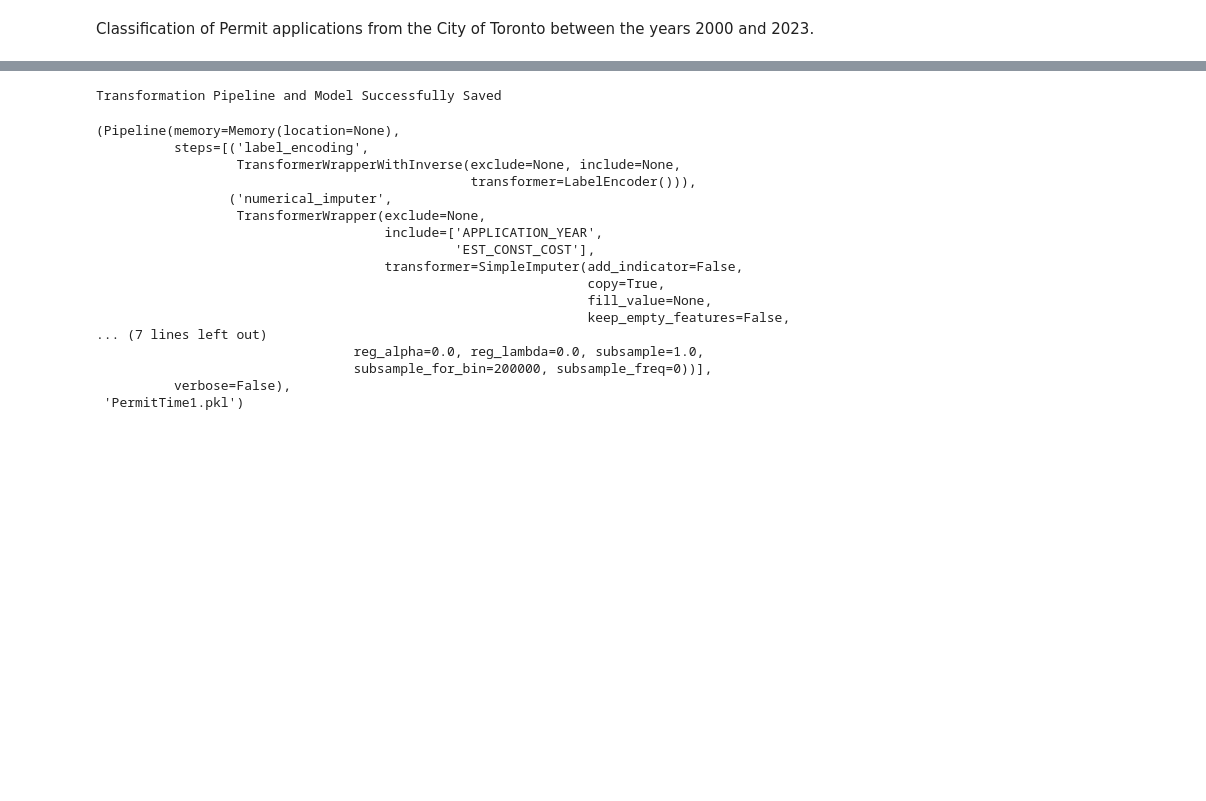
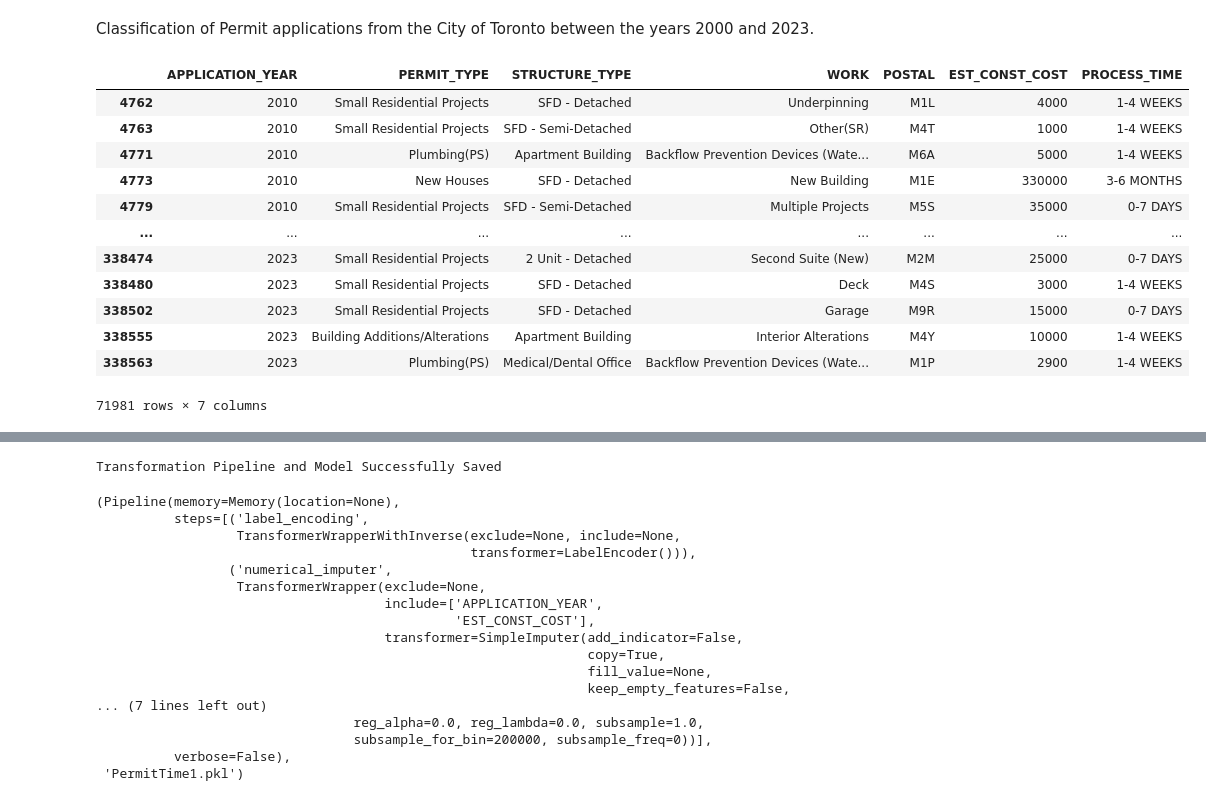
Before and after one commit to ThesanR/TorontoPermitClassification, a Jupyter notebook: PermitClass.ipynb, the cells around one changed output, grey strips where cells are left out. Cells and saved outputs as stored; diff of their text form; code cells hidden in the pictures; blank space fills up the shorter version.

```diff
--- a/PermitClass.ipynb
+++ b/PermitClass.ipynb
@@ -49,37 +46,59 @@ df = df[~df['WORK'].isin((df['WORK'].value_counts())[(df['WORK'].value_counts())
 df = df[~df['STRUCTURE_TYPE'].isin((df['STRUCTURE_TYPE'].value_counts())[(df['STRUCTURE_TYPE'].value_counts()) < 500].index)]
 # 7a. Removing duplicate permit numbers.
 df = df[~df['PERMIT_NUM'].isin((df['PERMIT_NUM'].value_counts())[(df['PERMIT_NUM'].value_counts()) > 1].index)]
 
 # 7b. Viewing value counts.
 #print(df.PERMIT_NUM.value_counts(), "\n")
 #print(df.POSTAL.value_counts(), "\n")
 #print(df.PERMIT_TYPE.value_counts(), "\n")
 #print(df.WORK.value_counts(),"\n")
 #print(df.STRUCTURE_TYPE.value_counts(), "\n")
 
 # 8. Extracting year from permit number (First two digits) for years above and below 2000. Creating new column for application year.
 perm_num_temp = 2000 + (df['PERMIT_NUM'].astype(str).str[0:2]).astype(int)
 perm_num_temp = perm_num_temp - 100*(perm_num_temp > 2050)
 app_num_temp = (df['APPLICATION_DATE'].astype(str).str[0:4]).astype(int)
 # 8a. Checking for consistency in year between permit number year and applied year. Values that do not match are assigned a year of 0 to be filered out later.
 app_year = pd.DataFrame({'APPLICATION_YEAR' : perm_num_temp*(perm_num_temp == app_num_temp)})
 
+# 9. Converting date entries to recognized datetime format in python.
 app_datetime = pd.to_datetime(pd.DataFrame({'year' : df['APPLICATION_DATE'].astype(str).str[0:4], 'month' : df['APPLICATION_DATE'].astype(str).str[5:7], 'day' : df['APPLICATION_DATE'].astype(str).str[8:10]}))
 issue_datetime = pd.to_datetime(pd.DataFrame({'year' : df['ISSUED_DATE'].astype(str).str[0:4], 'month' : df['ISSUED_DATE'].astype(str).str[5:7], 'day' : df['ISSUED_DATE'].astype(str).str[8:10]}))
+# 9a. Calculating process time by subtracting application date from issue date.
 app_time_days = pd.to_timedelta((issue_datetime - app_datetime), unit='d')
 app_time_days = pd.DataFrame({'TIME_DAYS' : (app_time_days.astype(str).str[0:-5]).astype(int)})
-#drop negatives
-
 app_time = app_time_days.astype(str)
 app_time = app_time.rename(columns={'TIME_DAYS' : 'PROCESS_TIME'})
-app_time['PROCESS_TIME'] = pd.cut(x=app_time_days['TIME_DAYS'], bins=[0, 3, 7, 14, 31, 61, 91, 183, 274, 365, 730, float("inf")],
-                                labels=['0-3 DAYS', '4-7 DAYS', '1-2 WEEKS', '3-4 WEEKS', '1-2 MONTHS', '2-3 MONTHS', '3-6 MONTHS', '6-9 MONTHS', '9-12 MONTHS', '1-2 YEARS', 'OVER 2 YEARS'],
+
+# 10. Creating bins for target vector out of process time.
+app_time['PROCESS_TIME'] = pd.cut(x=app_time_days['TIME_DAYS'], bins=[0, 7, 31, 91, 183, 365, 730, float("inf")],
+                                labels=['0-7 DAYS', '1-4 WEEKS', '1-3 MONTHS', '3-6 MONTHS', '6-12 MONTHS', '1-2 YEARS', 'OVER 2 YEARS'],
                                 include_lowest=True)
 
-#print(app_time.value_counts(), "\n")
-
+# 11. Drop original columns (Permit number, Application date, Issued date) that will be replaced by the transformed data (Application year, process time).
 df = df.drop(['PERMIT_NUM', 'APPLICATION_DATE', 'ISSUED_DATE'], axis=1)
 df = pd.concat([app_year, df, app_time], axis=1)
+# 11a. Dropping null values and applications older than 2010.
 df = df.drop(df[df.APPLICATION_YEAR < 2010].index)
 df = df.dropna()
-#df
+
+# 12. Dropping columns to test classification.
+#df = df.drop(['PERMIT_TYPE', 'STRUCTURE_TYPE', 'WORK'], axis=1)
+#df = df.drop(['APPLICATION_YEAR', 'POSTAL', 'EST_CONST_COST'], axis=1)
+
+#Printing cleaned data.
+df
+# %% [output]
+|  | APPLICATION_YEAR | PERMIT_TYPE | STRUCTURE_TYPE | WORK | POSTAL | EST_CONST_COST | PROCESS_TIME |
+| 4762 | 2010 | Small Residential Projects | SFD - Detached | Underpinning | M1L | 4000 | 1-4 WEEKS |
+| 4763 | 2010 | Small Residential Projects | SFD - Semi-Detached | Other(SR) | M4T | 1000 | 1-4 WEEKS |
+| 4771 | 2010 | Plumbing(PS) | Apartment Building | Backflow Prevention Devices (Wate... | M6A | 5000 | 1-4 WEEKS |
+| 4773 | 2010 | New Houses | SFD - Detached | New Building | M1E | 330000 | 3-6 MONTHS |
+| 4779 | 2010 | Small Residential Projects | SFD - Semi-Detached | Multiple Projects | M5S | 35000 | 0-7 DAYS |
+| ... | ... | ... | ... | ... | ... | ... | ... |
+| 338474 | 2023 | Small Residential Projects | 2 Unit - Detached | Second Suite (New) | M2M | 25000 | 0-7 DAYS |
+| 338480 | 2023 | Small Residential Projects | SFD - Detached | Deck | M4S | 3000 | 1-4 WEEKS |
+| 338502 | 2023 | Small Residential Projects | SFD - Detached | Garage | M9R | 15000 | 0-7 DAYS |
+| 338555 | 2023 | Building Additions/Alterations | Apartment Building | Interior Alterations | M4Y | 10000 | 1-4 WEEKS |
+| 338563 | 2023 | Plumbing(PS) | Medical/Dental Office | Backflow Prevention Devices (Wate... | M1P | 2900 | 1-4 WEEKS |
+71981 rows × 7 columns
```
Also changed, not shown: parts of 6 cells of this notebook.
